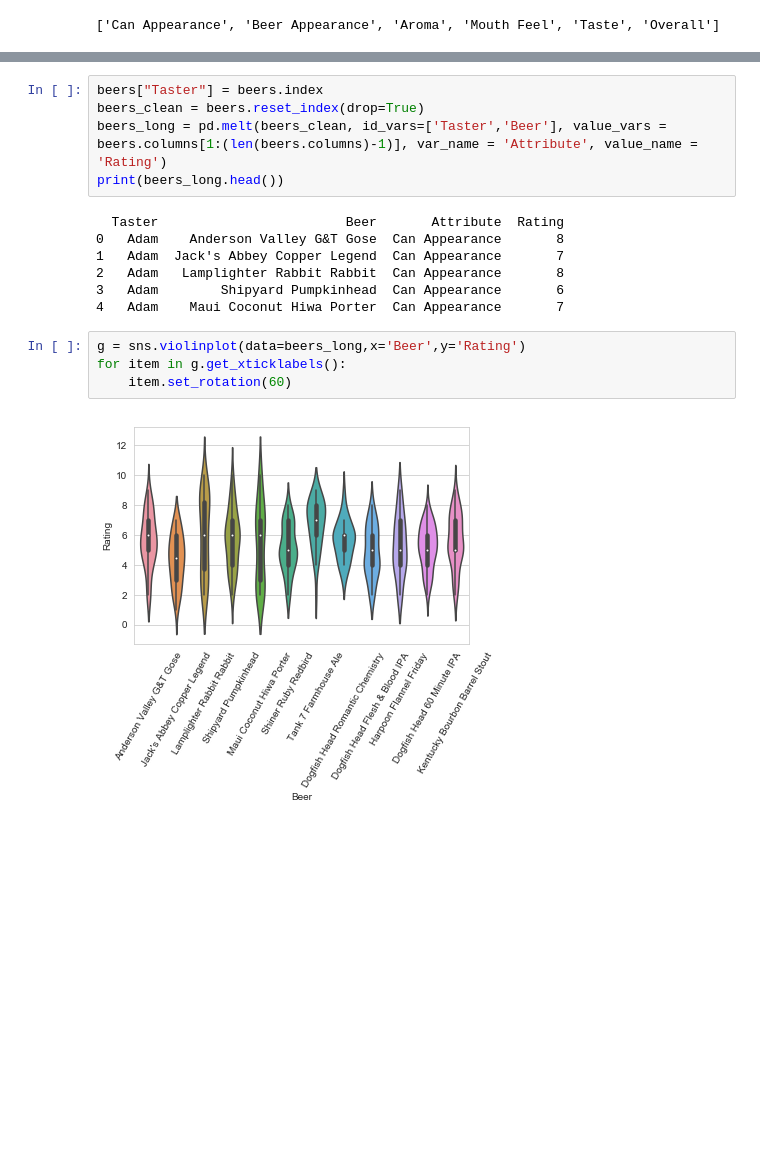
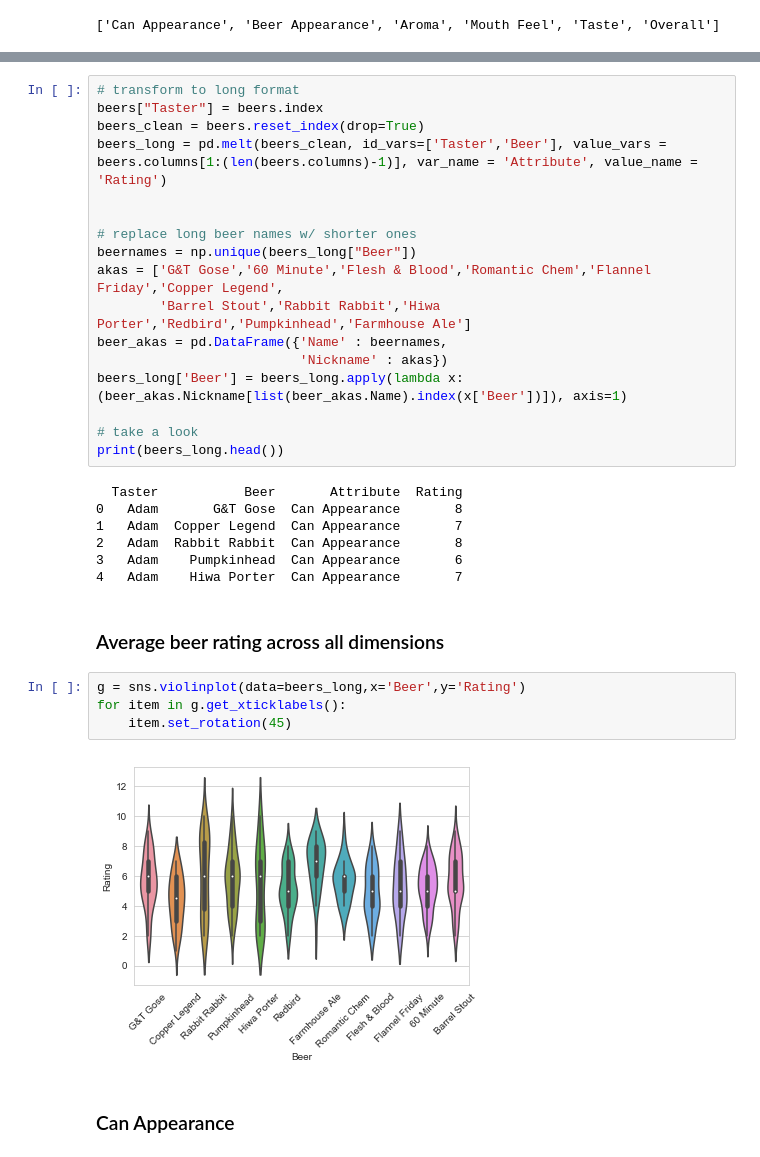
Before and after one commit to mbluestone/memolab-beer, a Jupyter notebook: memobeer.ipynb, the cells around one changed output, grey strips where cells are left out. Cells and saved outputs as stored; diff of their text form; blank space fills up the shorter version.

Commit message:
add nicknames and correlation matrix

```diff
--- a/memobeer.ipynb
+++ b/memobeer.ipynb
@@ -66,18 +77,34 @@ plot = hyp.plot(small_beers, 'o', hue=hue, labels=list(hue), title='Beer Space')
 # %%
+# transform to long format
 beers["Taster"] = beers.index
 beers_clean = beers.reset_index(drop=True)
 beers_long = pd.melt(beers_clean, id_vars=['Taster','Beer'], value_vars = beers.columns[1:(len(beers.columns)-1)], var_name = 'Attribute', value_name = 'Rating')
+
+
+# replace long beer names w/ shorter ones
+beernames = np.unique(beers_long["Beer"])
+akas = ['G&T Gose','60 Minute','Flesh & Blood','Romantic Chem','Flannel Friday','Copper Legend',
+        'Barrel Stout','Rabbit Rabbit','Hiwa Porter','Redbird','Pumpkinhead','Farmhouse Ale']
+beer_akas = pd.DataFrame({'Name' : beernames,
+                          'Nickname' : akas})
+beers_long['Beer'] = beers_long.apply(lambda x: (beer_akas.Nickname[list(beer_akas.Name).index(x['Beer'])]), axis=1)
+
+# take a look
 print(beers_long.head())
 # %% [output]
-  Taster                        Beer       Attribute  Rating
-0   Adam    Anderson Valley G&T Gose  Can Appearance       8
-1   Adam  Jack's Abbey Copper Legend  Can Appearance       7
-2   Adam   Lamplighter Rabbit Rabbit  Can Appearance       8
-3   Adam        Shipyard Pumpkinhead  Can Appearance       6
-4   Adam    Maui Coconut Hiwa Porter  Can Appearance       7
+  Taster           Beer       Attribute  Rating
+0   Adam       G&T Gose  Can Appearance       8
+1   Adam  Copper Legend  Can Appearance       7
+2   Adam  Rabbit Rabbit  Can Appearance       8
+3   Adam    Pumpkinhead  Can Appearance       6
+4   Adam    Hiwa Porter  Can Appearance       7
+# %% [markdown]
+### Average beer rating across all dimensions
 # %%
 g = sns.violinplot(data=beers_long,x='Beer',y='Rating')
 for item in g.get_xticklabels():
-    item.set_rotation(60)
+    item.set_rotation(45)
 # %% [output]
-[figure, old version]
+[figure, new version]
+# %% [markdown]
+### Can Appearance
```
Also changed, not shown: parts of 9 cells of this notebook.
